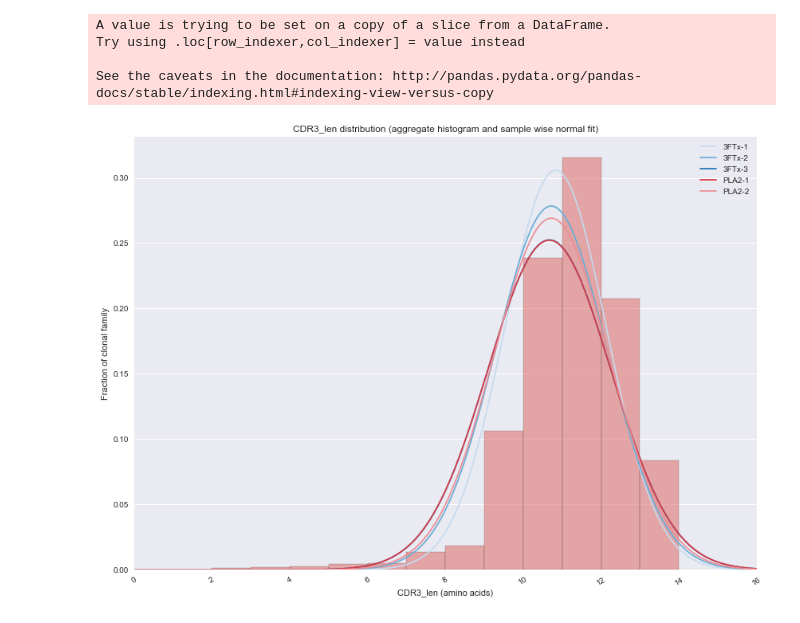
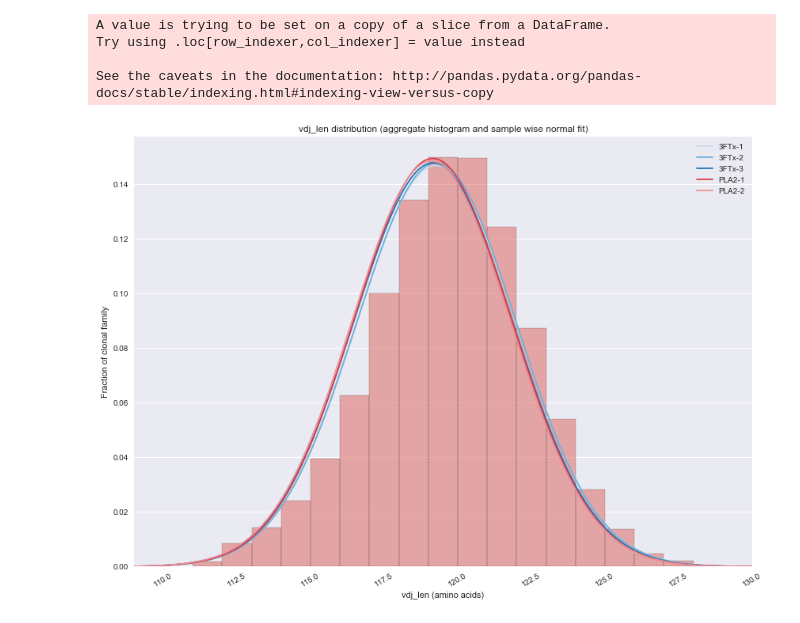
Before and after one commit to krdav/snake_venom, a Jupyter notebook: make_all_plots.ipynb, the cells around one changed output. Drawn from its saved outputs; the diff is of its cells as text; code cells hidden in the pictures.

```diff
--- a/make_all_plots.ipynb
+++ b/make_all_plots.ipynb
@@ -280,13 +277,13 @@ def lengh_dist(locus='IgH', mode='CDR3_len', normalizer='clonal family', seaborn
     ax.set(xlabel='{} (amino acids)'.format(mode), ylabel='Fraction of {}'.format(normalizer))
     ###
 # %%
-lengh_dist(locus='IgK', mode='CDR3_len', normalizer='clonal family', seaborn=False, min_observations_pct=0.1)
+lengh_dist(locus='IgH', mode='vdj_len', normalizer='clonal family', seaborn=False, min_observations_pct=0.05)
 # %% [output]
 A value is trying to be set on a copy of a slice from a DataFrame.
 Try using .loc[row_indexer,col_indexer] = value instead
 
 See the caveats in the documentation: http://pandas.pydata.org/pandas-docs/stable/indexing.html#indexing-view-versus-copy
-[figure, old version]
+[figure, new version]
 # %%
 %matplotlib inline
 locus = 'IgH'
```
Also changed, not shown: parts of 7 cells of this notebook, 1 other file.
